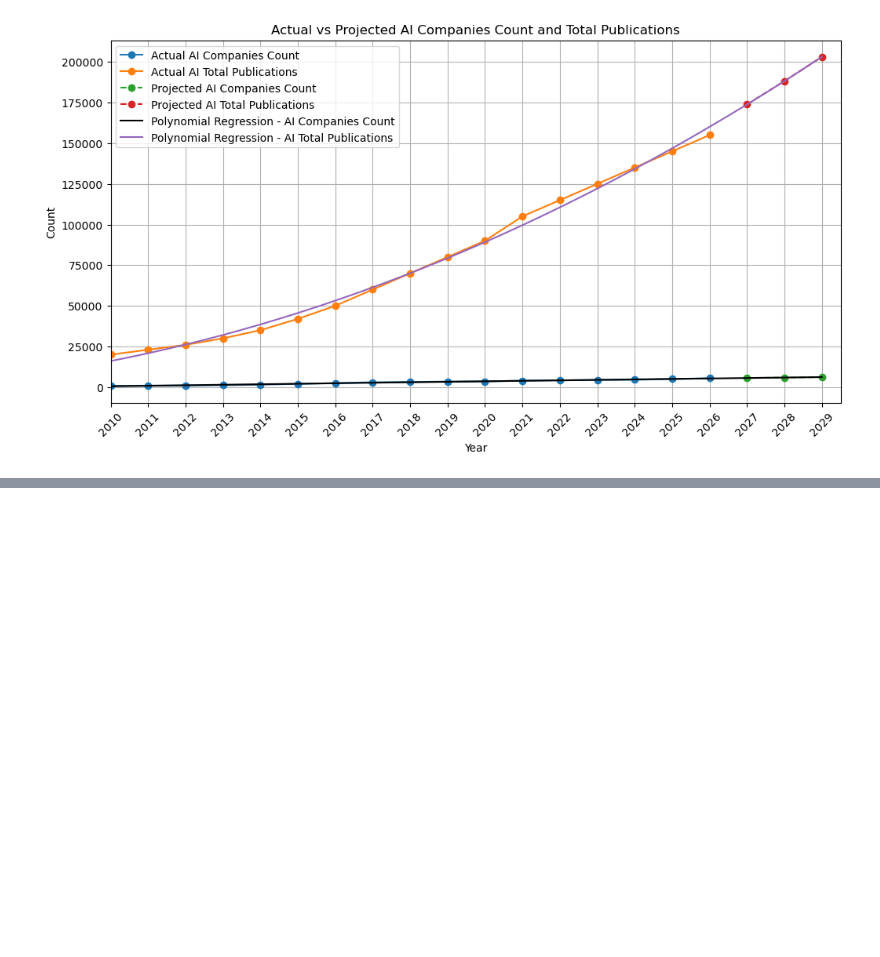
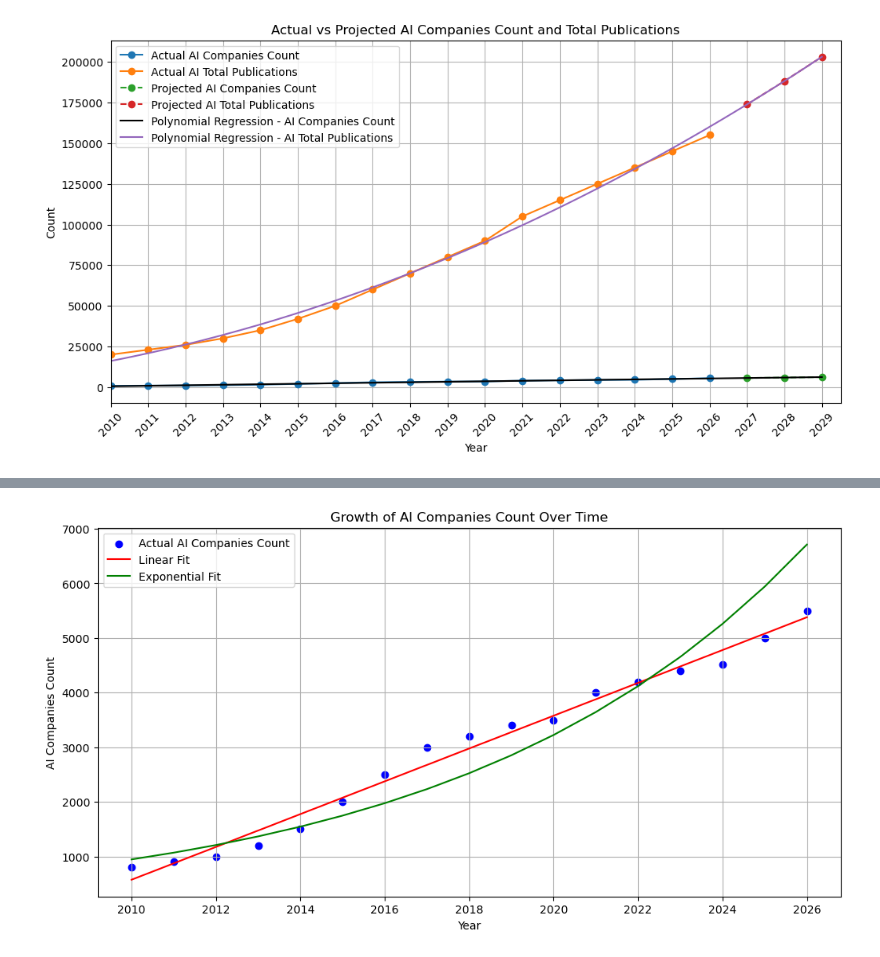
Before and after one commit to KutayAtlas2/Data-Analyzing-Project, a Jupyter notebook: analyzer.ipynb, the cells around one changed output, grey strips where cells are left out. Cells and saved outputs as stored; diff of their text form; code cells hidden in the pictures; blank space fills up the shorter version.

```diff
--- a/analyzer.ipynb
+++ b/analyzer.ipynb
@@ -166,0 +241,28 @@ Year: 2029, Projected AI Companies Count: 6177, Projected AI Total Publications:
+# %%
+#Question 8: Is Chinas growth in AI Linear or Exponential?
+#Create a graph to show the growth of AI Companies Count over time, and fit both a linear and an exponential regression line
+#to the data, and analyze the fit of both models to determine if China's growth in AI is more linear or exponential.
+import numpy as np
+from sklearn.linear_model import LinearRegression
+from sklearn.preprocessing import FunctionTransformer
+from sklearn.pipeline import make_pipeline
+X = df['Year'].values.reshape(-1, 1)
+y_companies = df['AI Companies Count'].values
+model_linear = LinearRegression()
+model_linear.fit(X, y_companies)
+y_pred_linear = model_linear.predict(X)
+model_exponential = make_pipeline(FunctionTransformer(np.log, validate=True), LinearRegression())
+model_exponential.fit(X, np.log(y_companies))
+y_pred_exponential = np.exp(model_exponential.predict(X))
+plt.figure(figsize=(12, 6))
+plt.scatter(df['Year'], df['AI Companies Count'], color='blue', label='Actual AI Companies Count')
+plt.plot(df['Year'], y_pred_linear, color='red', label='Linear Fit')
+plt.plot(df['Year'], y_pred_exponential, color='green', label='Exponential Fit')
+plt.title('Growth of AI Companies Count Over Time')
+plt.xlabel('Year')
+plt.ylabel('AI Companies Count')
+plt.legend()
+plt.grid(True)
+plt.show()
+# %% [output]
+[figure, added]
```
Also changed, not shown: parts of 3 cells of this notebook, 1 other file.
